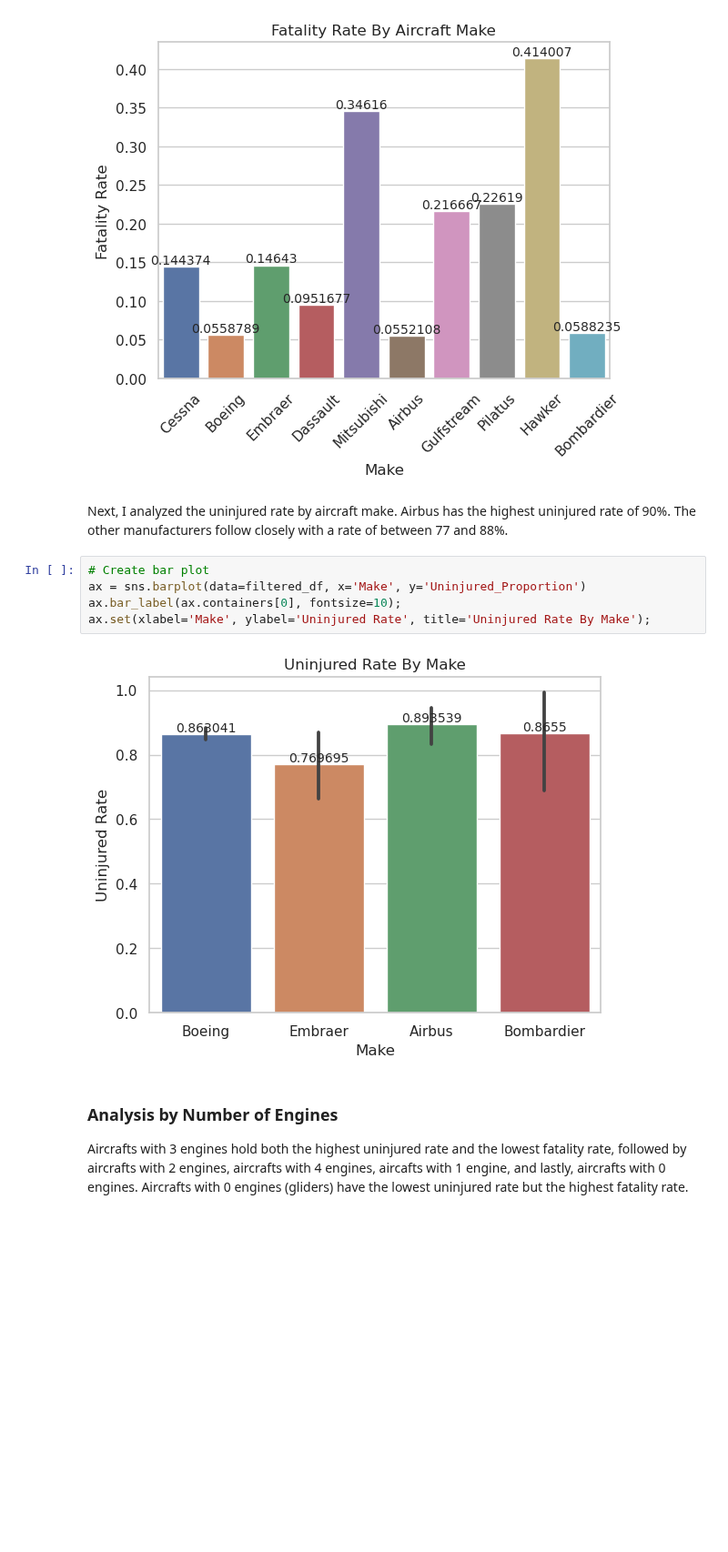
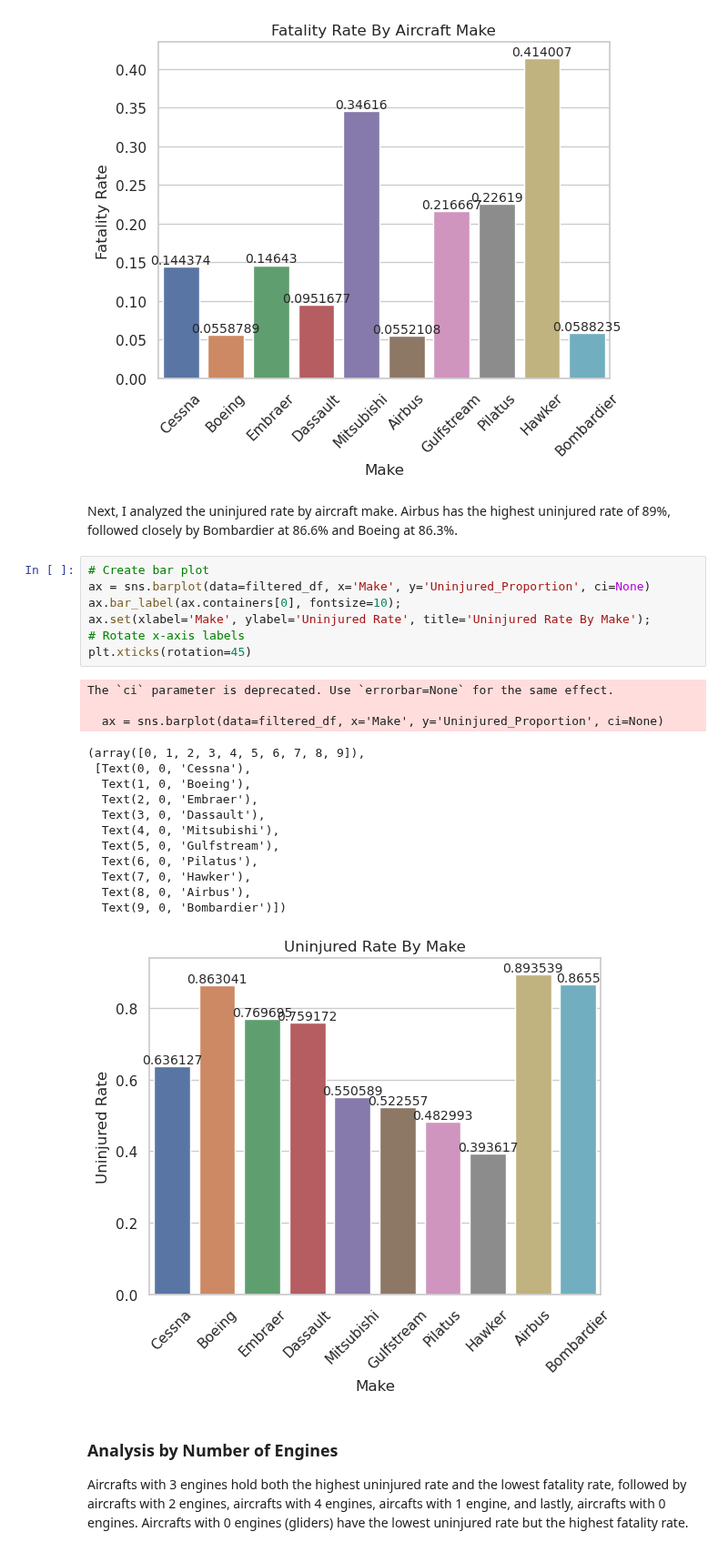
Before and after one commit to kev065/aviation-accidents, a Jupyter notebook: index.ipynb, the cells around one changed output. Shown at 91% size. Drawn from its saved outputs; the diff is of its cells as text; blank space fills up the shorter version.

Commit message:
Remove error bars from seaborn barplot

```diff
--- a/index.ipynb
+++ b/index.ipynb
@@ -338,14 +338,30 @@ plt.xticks(rotation=45)
   Text(9, 0, 'Bombardier')])
 [figure]
 # %% [markdown]
-Next, I analyzed the uninjured rate by aircraft make. Airbus has the highest uninjured rate of 90%. The other manufacturers follow closely with a rate of between 77 and 88%.
+Next, I analyzed the uninjured rate by aircraft make. Airbus has the highest uninjured rate of 89%, followed closely by Bombardier at 86.6% and Boeing at 86.3%.
 # %%
 # Create bar plot
-ax = sns.barplot(data=filtered_df, x='Make', y='Uninjured_Proportion')
+ax = sns.barplot(data=filtered_df, x='Make', y='Uninjured_Proportion', ci=None)
 ax.bar_label(ax.containers[0], fontsize=10);
 ax.set(xlabel='Make', ylabel='Uninjured Rate', title='Uninjured Rate By Make');
+# Rotate x-axis labels
+plt.xticks(rotation=45)
 # %% [output]
+The `ci` parameter is deprecated. Use `errorbar=None` for the same effect.
+
+  ax = sns.barplot(data=filtered_df, x='Make', y='Uninjured_Proportion', ci=None)
+(array([0, 1, 2, 3, 4, 5, 6, 7, 8, 9]),
+ [Text(0, 0, 'Cessna'),
+  Text(1, 0, 'Boeing'),
+  Text(2, 0, 'Embraer'),
+  Text(3, 0, 'Dassault'),
+  Text(4, 0, 'Mitsubishi'),
+  Text(5, 0, 'Gulfstream'),
+  Text(6, 0, 'Pilatus'),
+  Text(7, 0, 'Hawker'),
+  Text(8, 0, 'Airbus'),
+  Text(9, 0, 'Bombardier')])
-[figure, old version]
+[figure, new version]
 # %% [markdown]
 ### Analysis by Number of Engines
 Aircrafts with 3 engines hold both the highest uninjured rate and the lowest fatality rate, followed by aircrafts with 2 engines, aircrafts with 4 engines, aircafts with 1 engine, and lastly, aircrafts with 0 engines. Aircrafts with 0 engines (gliders) have the lowest uninjured rate but the highest fatality rate.
```
